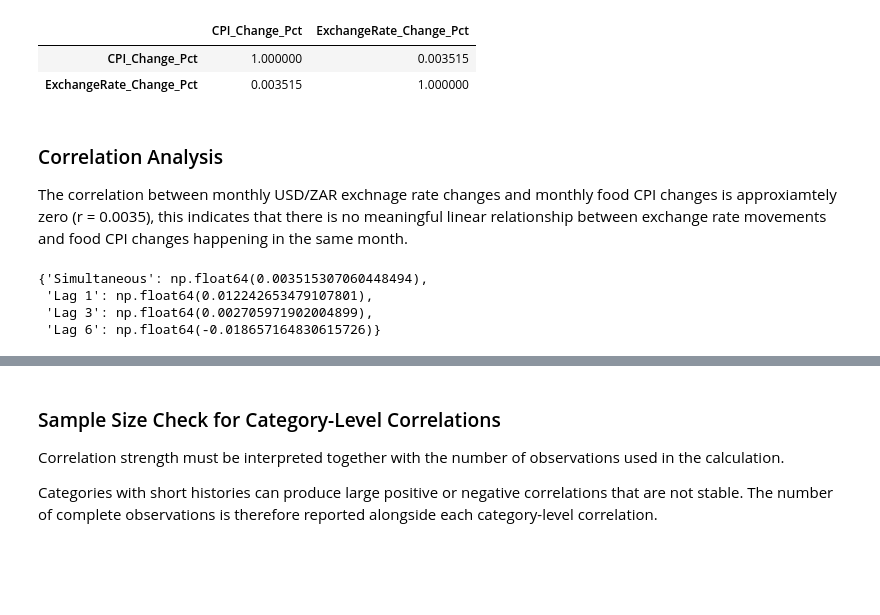
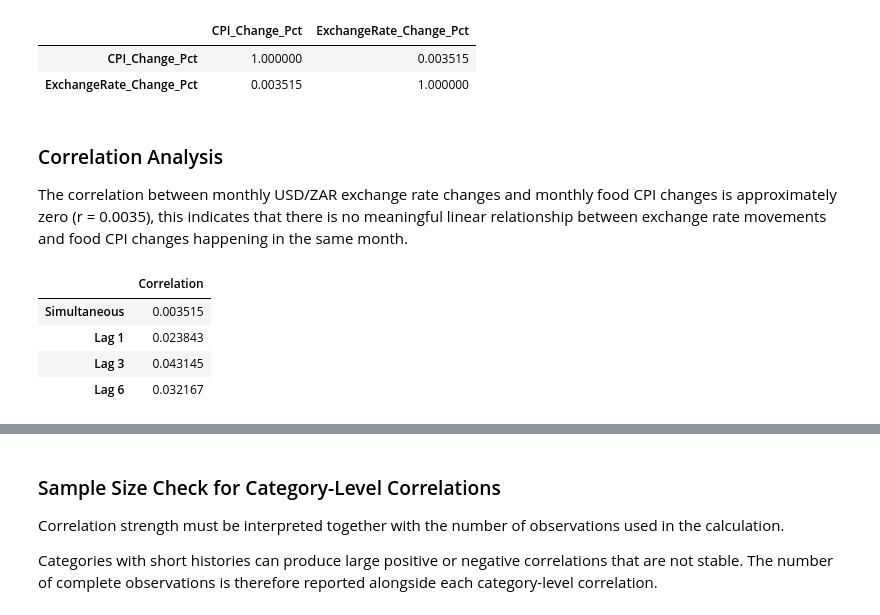
Before and after one commit to MasindiManaga/ERPT_ML_Research, a Jupyter notebook: notebooks/04_Exploratory_Data_Analysis.ipynb, the cells around one changed output, grey strips where cells are left out. Saved outputs shown, nothing was run; the diff lists cells and outputs as text; code cells hidden in the pictures; blank space fills up the shorter version.

```diff
--- a/notebooks/04_Exploratory_Data_Analysis.ipynb
+++ b/notebooks/04_Exploratory_Data_Analysis.ipynb
@@ -657,33 +671,33 @@ eda_relationship[
 | ExchangeRate_Change_Pct | 0.003515 | 1.000000 |
 # %% [markdown]
 ### Correlation Analysis
-The correlation between monthly USD/ZAR exchnage rate changes and monthly food CPI changes is approxiamtely zero (r = 0.0035), this indicates that there is no meaningful linear relationship between exchange rate movements and food CPI changes happening in the same month.
+The correlation between monthly USD/ZAR exchange rate changes and monthly food CPI changes is approximately zero (r = 0.0035), this indicates that there is no meaningful linear relationship between exchange rate movements and food CPI changes happening in the same month.
 # %%
-# Calculate lag correlations
-lag_correlations = {
-    "Simultaneous" : eda_relationship[
-        ["CPI_Change_Pct", "ExchangeRate_Change_Pct"]
-    ].corr().iloc[0, 1],
-
-    "Lag 1": eda_relationship[
-        ["CPI_Change_Pct", "ExchangeRate_Lag1"]
-    ].corr().iloc[0, 1],
-
-    "Lag 3": eda_relationship[
-        ["CPI_Change_Pct", "ExchangeRate_Lag3"]
-    ].corr().iloc[0, 1],
-
-    "Lag 6": eda_relationship[
-        ["CPI_Change_Pct", "ExchangeRate_Lag6"]
-    ].corr().iloc[0, 1]
+# calculate correlations with current and lagged exchange-rate changes
+exchange_rate_timing = {
+    "Simultaneous": "ExchangeRate_Change_Pct",
+    "Lag 1": "ExchangeRate_Change_Lag1_Pct",
+    "Lag 3": "ExchangeRate_Change_Lag3_Pct",
+    "Lag 6": "ExchangeRate_Change_Lag6_Pct"
 }
 
-lag_correlations
+lag_correlations = {
+    timing: eda_relationship[
+        ["CPI_Change_Pct", column]
+    ].corr().iloc[0, 1]
+    for timing, column in exchange_rate_timing.items()
+}
+
+pd.Series(
+    lag_correlations,
+    name="Correlation"
+).to_frame()
 # %% [output]
-{'Simultaneous': np.float64(0.003515307060448494),
- 'Lag 1': np.float64(0.012242653479107801),
- 'Lag 3': np.float64(0.002705971902004899),
- 'Lag 6': np.float64(-0.018657164830615726)}
+|  | Correlation |
+| Simultaneous | 0.003515 |
+| Lag 1 | 0.023843 |
+| Lag 3 | 0.043145 |
+| Lag 6 | 0.032167 |
 # %% [markdown]
 ### Lag Correlation Analysis
 
```
Also changed, not shown: parts of 17 cells of this notebook.
